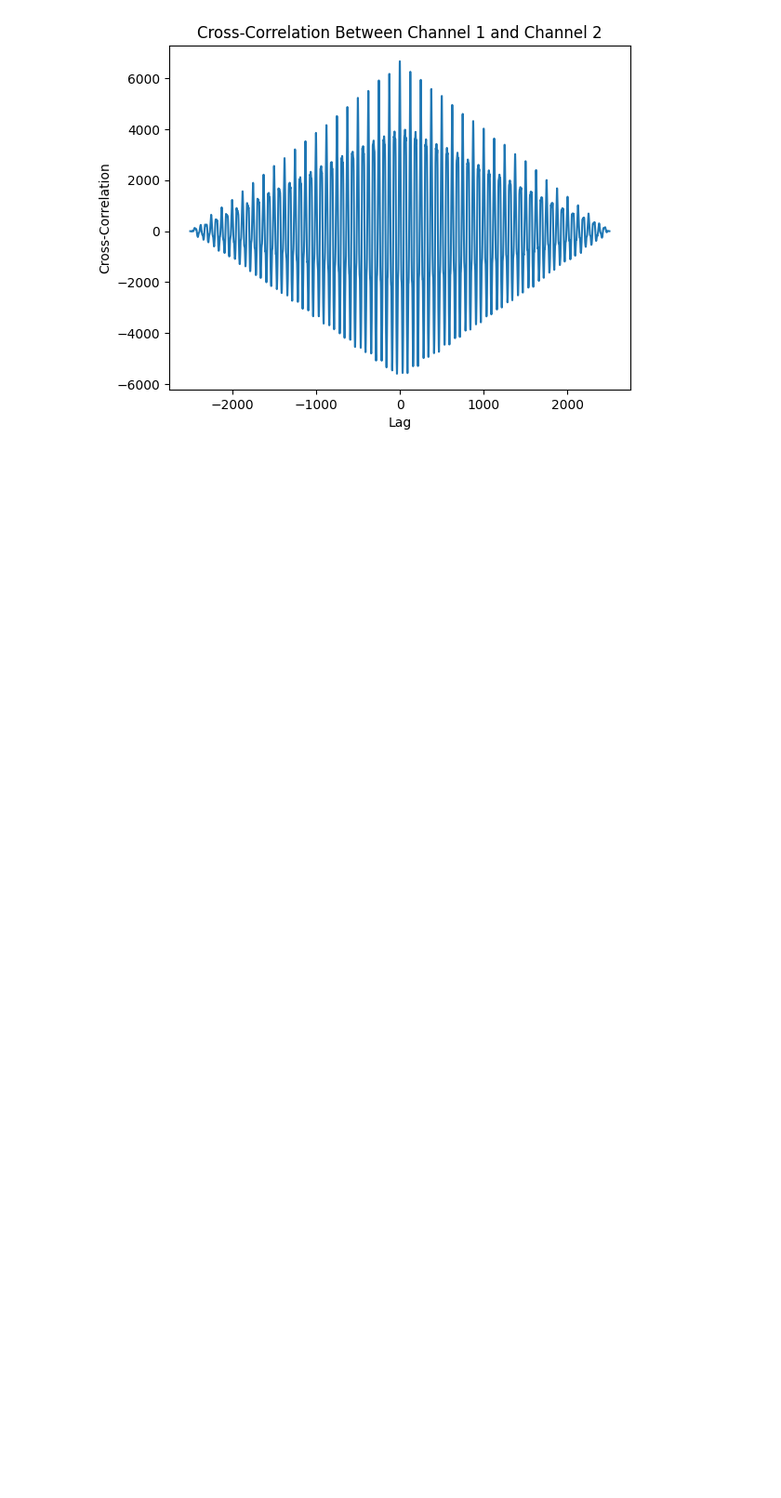
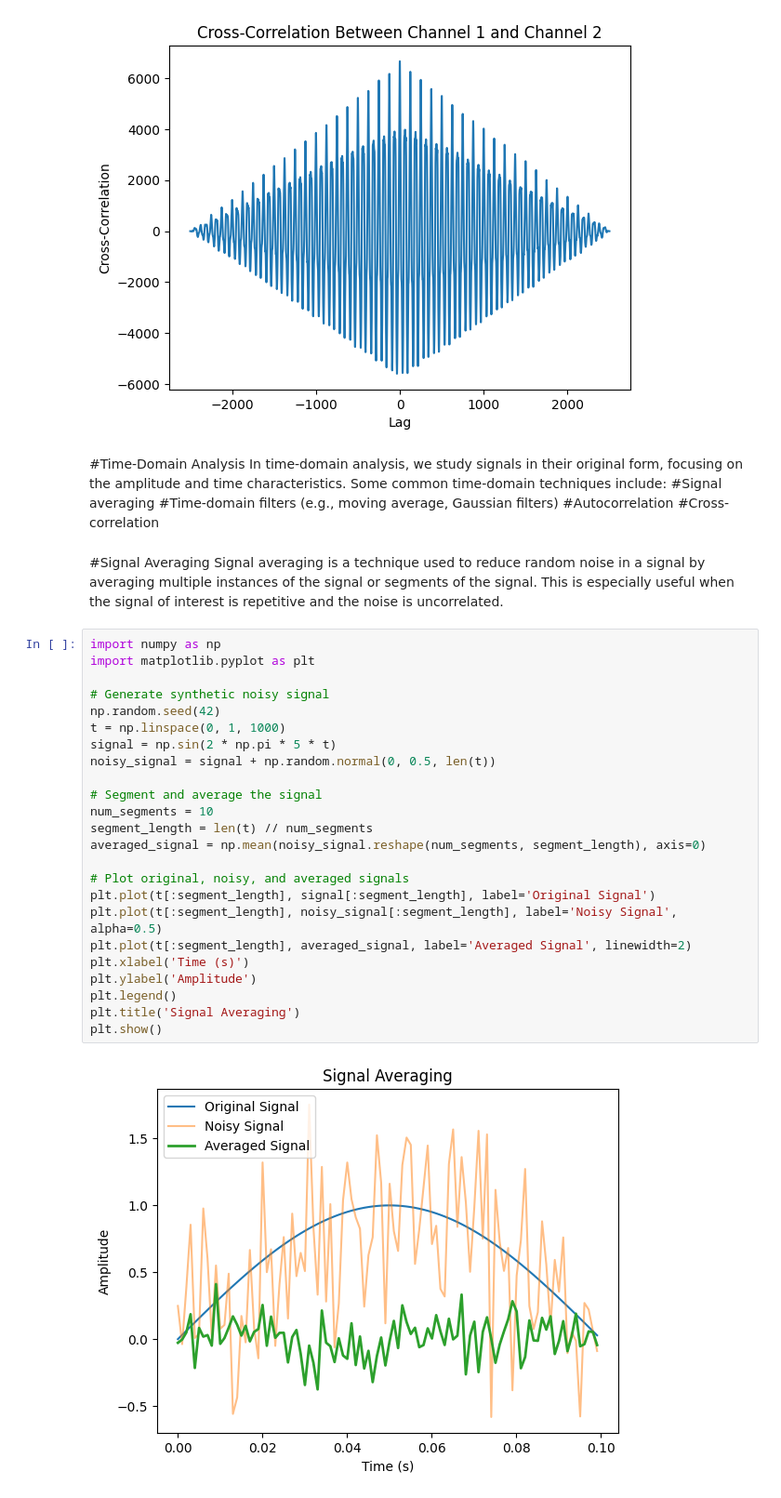
Before and after one commit to vinkrishna/ExpandingSenses, a Jupyter notebook: Chapter3.ipynb, the cells around one changed output. Shown at 93% size. Cells and saved outputs as stored; diff of their text form; blank space fills up the shorter version.

Commit message:
updated time-domain

```diff
--- a/Chapter3.ipynb
+++ b/Chapter3.ipynb
@@ -269,3 +269,39 @@ plt.show()
 [figure]
 [figure]
 [figure]
+# %% [markdown]
+#Time-Domain Analysis
+In time-domain analysis, we study signals in their original form, focusing on the amplitude and time characteristics. Some common time-domain techniques include:
+#Signal averaging
+#Time-domain filters (e.g., moving average, Gaussian filters)
+#Autocorrelation
+#Cross-correlation
+# %% [markdown]
+#Signal Averaging
+Signal averaging is a technique used to reduce random noise in a signal by averaging multiple instances of the signal or segments of the signal. This is especially useful when the signal of interest is repetitive and the noise is uncorrelated.
+# %%
+import numpy as np
+import matplotlib.pyplot as plt
+
+# Generate synthetic noisy signal
+np.random.seed(42)
+t = np.linspace(0, 1, 1000)
+signal = np.sin(2 * np.pi * 5 * t)
+noisy_signal = signal + np.random.normal(0, 0.5, len(t))
+
+# Segment and average the signal
+num_segments = 10
+segment_length = len(t) // num_segments
+averaged_signal = np.mean(noisy_signal.reshape(num_segments, segment_length), axis=0)
+
+# Plot original, noisy, and averaged signals
+plt.plot(t[:segment_length], signal[:segment_length], label='Original Signal')
+plt.plot(t[:segment_length], noisy_signal[:segment_length], label='Noisy Signal', alpha=0.5)
+plt.plot(t[:segment_length], averaged_signal, label='Averaged Signal', linewidth=2)
+plt.xlabel('Time (s)')
+plt.ylabel('Amplitude')
+plt.legend()
+plt.title('Signal Averaging')
+plt.show()
+# %% [output]
+[figure, added]
```
Also changed, not shown: parts of 11 cells of this notebook.
